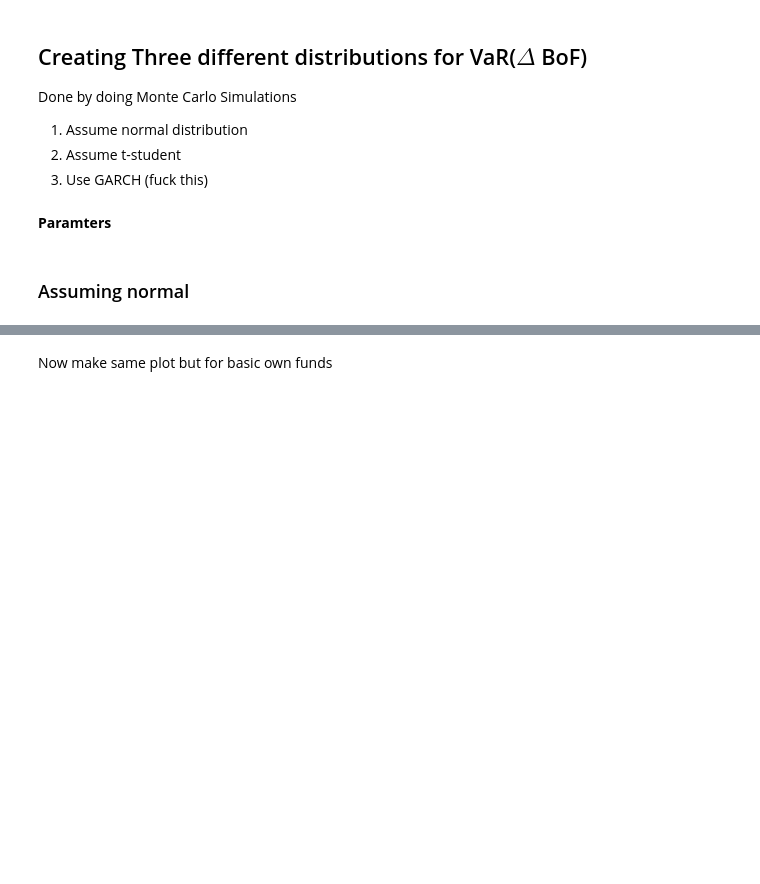
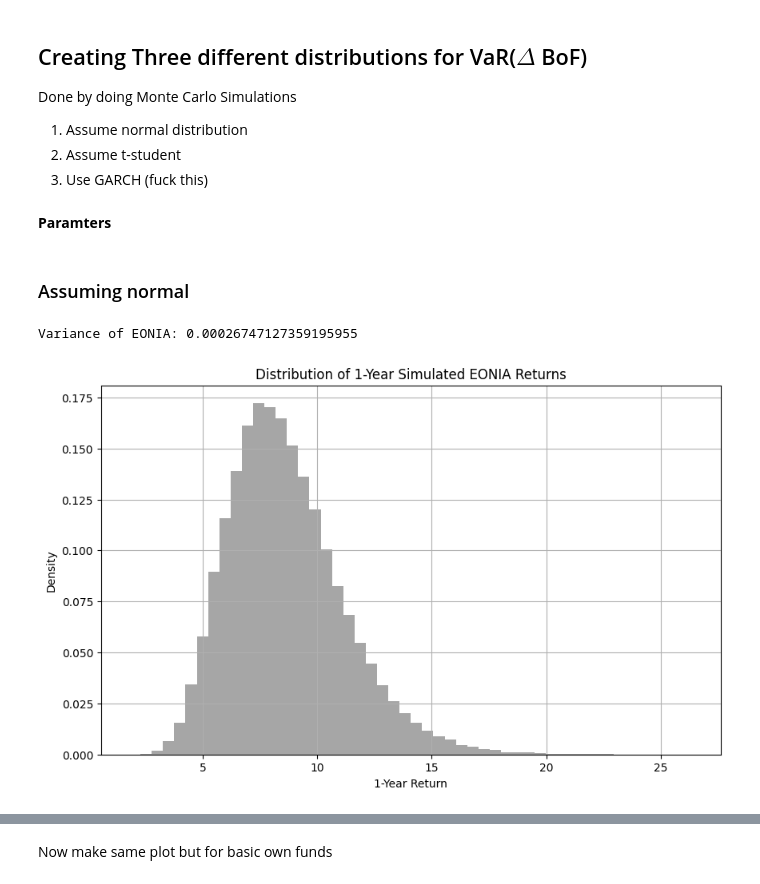
Before and after one commit to nickaskari/portfolio-opt-insurance, a Jupyter notebook: optimization/explore/bof_distribution.ipynb, the cells around one changed output, grey strips where cells are left out. Saved outputs shown, nothing was run; the diff lists cells and outputs as text; code cells hidden in the pictures; blank space fills up the shorter version.

```diff
--- a/optimization/explore/bof_distribution.ipynb
+++ b/optimization/explore/bof_distribution.ipynb
@@ -68,6 +63,31 @@ asset_classes = df.columns
 # %%
 mean_returns = returns_df.mean()
 cov_matrix = returns_df.cov()
+
+# Check the variance of EONIA
+print("Variance of EONIA:", cov_matrix['EONIA']['EONIA'])
+# %% [output]
+Variance of EONIA: 0.00026747127359195955
+# %%
+eonia_mean = mean_returns['EONIA']
+eonia_std = np.sqrt(cov_matrix['EONIA']['EONIA'])
+
+# Simulate daily returns for EONIA using a normal distribution
+simulated_eonia_daily_returns = np.random.normal(eonia_mean, eonia_std, (n_simulations, n_days))
+
+# Calculate cumulative returns for each simulation over 1 year
+simulated_eonia_cumulative_returns = np.cumprod(1 + simulated_eonia_daily_returns, axis=1)[:, -1] - 1
+
+# Plot the distribution of the simulated EONIA cumulative returns
+plt.figure(figsize=(10, 6))
+plt.hist(simulated_eonia_cumulative_returns, bins=50, alpha=0.7, color='gray', density=True)
+plt.title('Distribution of 1-Year Simulated EONIA Returns')
+plt.xlabel('1-Year Return')
+plt.ylabel('Density')
+plt.grid(True)
+plt.show()
+# %% [output]
+[figure, added]
 # %%
 # Simulate daily returns for 1 year using the multivariate normal distribution
 simulated_daily_returns = np.random.multivariate_normal(mean_returns, cov_matrix, (n_simulations, n_days))
```
Also changed, not shown: parts of 15 cells of this notebook, 10 other files.
